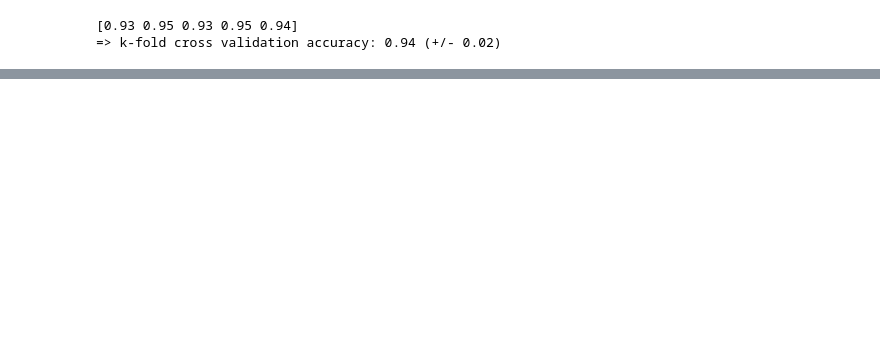
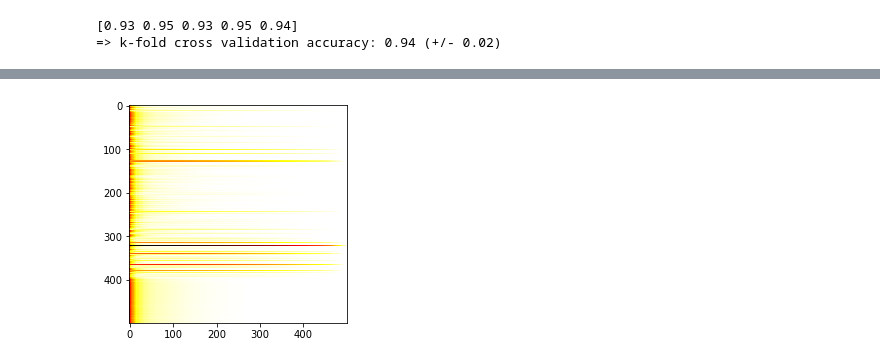
Before and after one commit to DevNerds2020/EEG-signals-machine-learning, a Jupyter notebook: pre-proc.ipynb, the cells around one changed output, grey strips where cells are left out. Saved outputs shown, nothing was run; the diff lists cells and outputs as text; code cells hidden in the pictures; blank space fills up the shorter version.

```diff
--- a/pre-proc.ipynb
+++ b/pre-proc.ipynb
@@ -693,0 +728,6 @@ print("=> k-fold cross validation accuracy: %0.2f (+/- %0.2f)" % (scores.mean(),
+# %%
+#make heat map of correlation
+plt.imshow(corr, cmap='hot', interpolation='nearest')
+plt.show()
+# %% [output]
+[figure, added]
```
Also changed, not shown: parts of 8 cells of this notebook, 1 other file.
